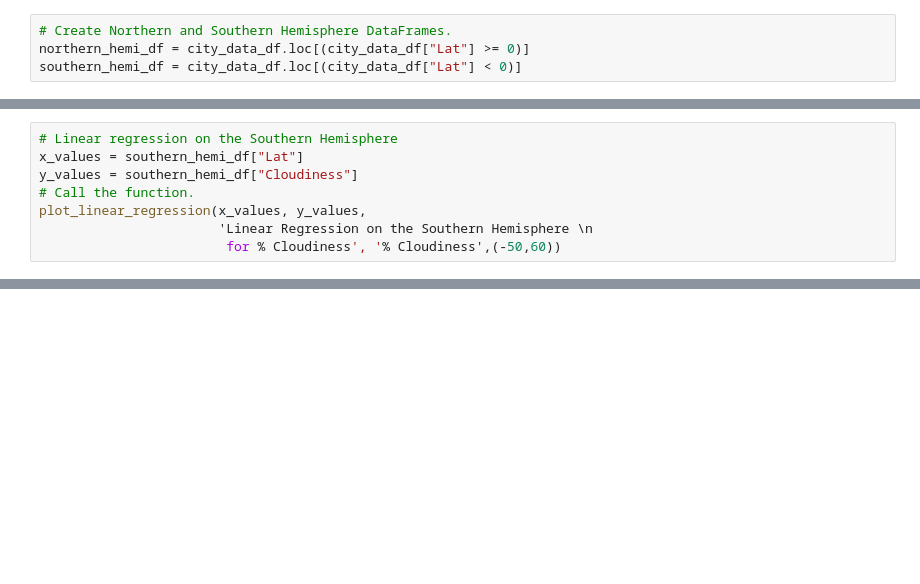
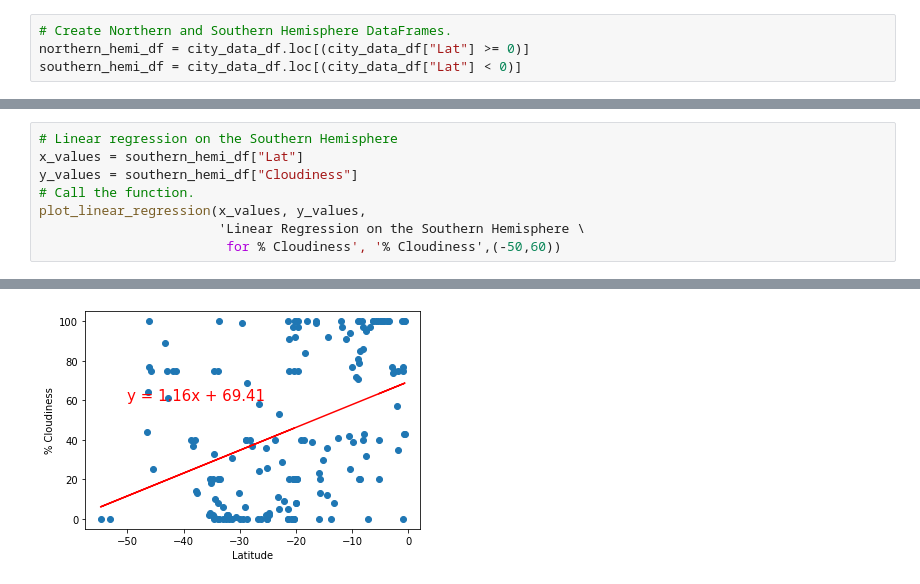
Before and after one commit to Tdookie/World_Weather_Analysis, a Jupyter notebook: WeatherPy.ipynb, the cells around one changed output, grey strips where cells are left out. Cells and saved outputs as stored; diff of their text form; blank space fills up the shorter version.

```diff
--- a/WeatherPy.ipynb
+++ b/WeatherPy.ipynb
@@ -388,6 +387,6 @@ x_values = southern_hemi_df["Lat"]
 y_values = southern_hemi_df["Cloudiness"]
 # Call the function.
 plot_linear_regression(x_values, y_values,
-                       'Linear Regression on the Southern Hemisphere \n
+                       'Linear Regression on the Southern Hemisphere \
                         for % Cloudiness', '% Cloudiness',(-50,60))
 # %% [output]
@@ -395,3 +393,4 @@ SyntaxError: EOL while scanning string literal (<ipython-input-114-3dc99b339452>
+[figure, added]
 # %%
 # Linear regression on the Northern Hemisphere
 x_values = northern_hemi_df["Lat"]
```
Also changed, not shown: parts of 20 cells of this notebook, 6 other files.
